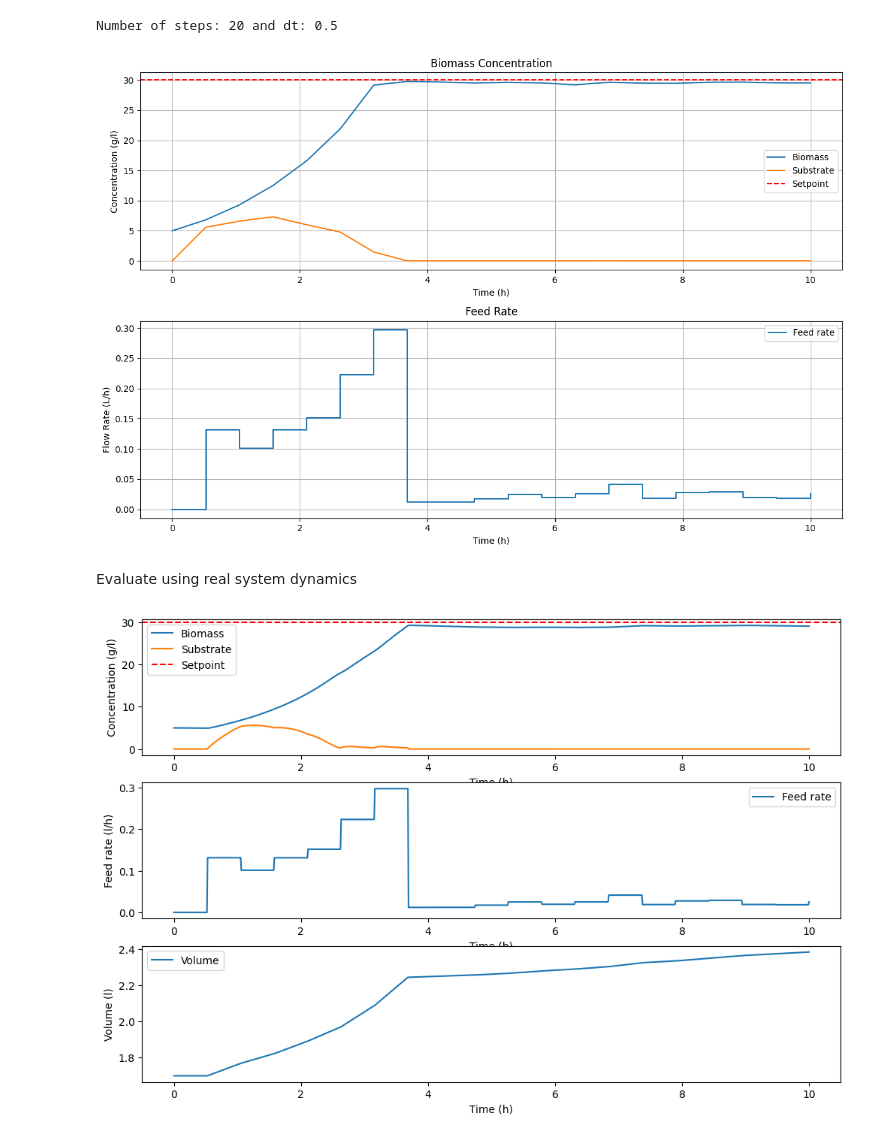
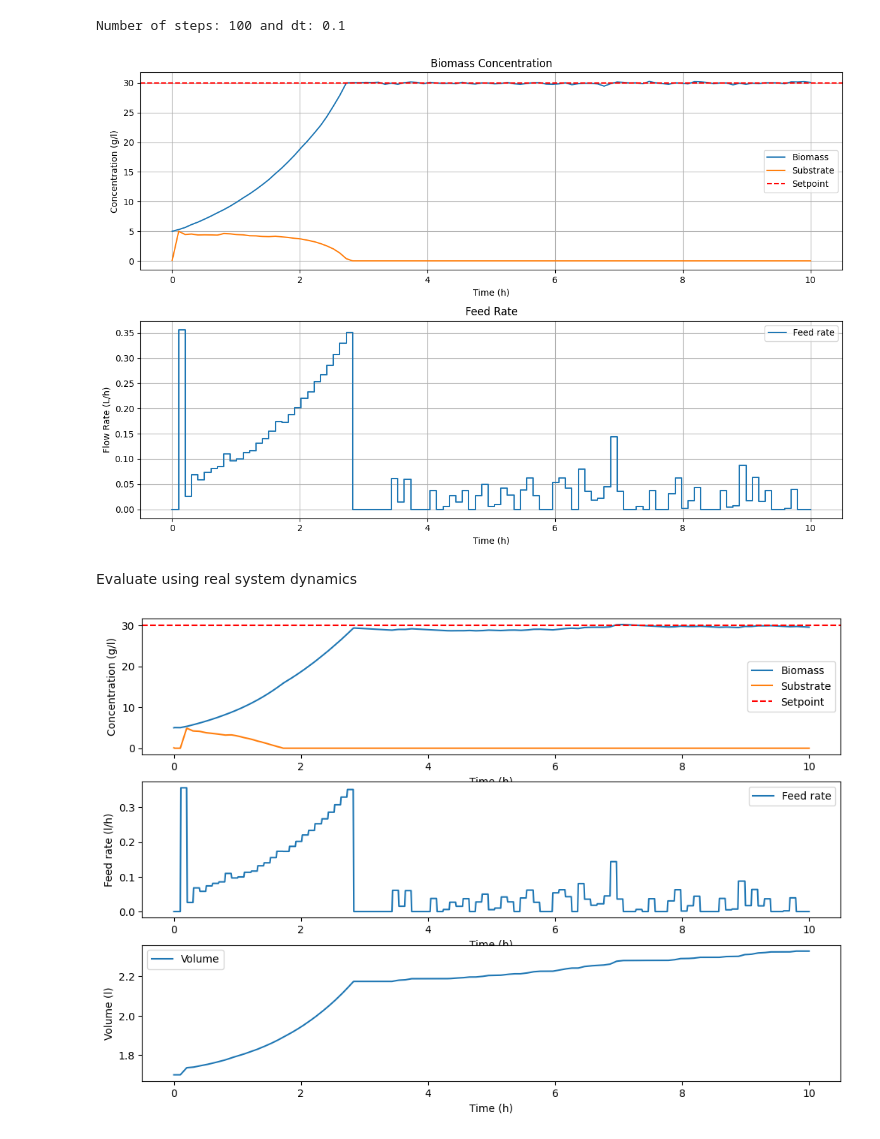
Before and after one commit to costasmexis/ML4MPC, a Jupyter notebook: pympc/BR_noProduct.ipynb, the cells around one changed output. Saved outputs shown, nothing was run; the diff lists cells and outputs as text; code cells hidden in the pictures.

```diff
--- a/pympc/BR_noProduct.ipynb
+++ b/pympc/BR_noProduct.ipynb
@@ -10,29 +10,21 @@ from tqdm import tqdm
 # Number of data points
 NUM_SAMPLES = 1000
 
-# True Kinetic parameters
-# MU_MAX = 0.86980       # 1/h
-# K_S    = 0.000123762       # g/l
-# Y_XS   = 0.4357       # g/g
-
 S_F    = 1.43 * 200  # g/l
 K_I    = 33           # g/l
 k_d    = 0.03        # 1/h
 
 # --- Model parameters estimated using PINN ---
-MU_MAX = 0.8564
-K_S    = 0.1707
-Y_XS   = 0.4066
 
 # Noise parameters
 BIOMASS_NOISE = 0.005
 SUBSTRATE_NOISE = 0.003
 
 # Initial Conditions
-X_0, S_0, V_0 = 5, 0.013, 1.7  # Biomass, Substrate, Volume
+X_0, S_0, V_0 = 5, 0.1, 1.7  # Biomass, Substrate, Volume
 
 # ODE solver parameters
-ODE_SOLVER = 'RK23'
+ODE_SOLVER = 'LSODA'
 
 # Time parameters
 T_START = 0
@@ -42,6 +34,10 @@ TIME_RANGE = int(T_END - T_START) # Absolute time
 # Actual system dynamics
 def actual_system(t: float, y: float, F: float):
     ''' Real system model with cell death and substrate inhibition '''
+    MU_MAX = 0.86980       # 1/h
+    K_S    = 0.000123762       # g/l
+    Y_XS   = 0.4357       # g/g
+
     X, S, V = y
     mu = MU_MAX * S / (K_S + S + S**2 / K_I)  # Monod equation
     dX_dt = mu * X - (F / V) * X - k_d * X
@@ -51,6 +47,10 @@ def actual_system(t: float, y: float, F: float):
 
 # System dynamics
 def system_dynamics(t, y, F) -> np.array:
+    MU_MAX = 0.8564
+    K_S    = 0.1707
+    Y_XS   = 0.4066
+
     X, S, V = y
     dX_dt = (MU_MAX * S / (K_S + S)) * X - (F / V) * X
     dS_dt = -(1 / Y_XS) * (MU_MAX * S / (K_S + S)) * X + (F / V) * (S_F - S)
@@ -72,7 +72,7 @@ def plot_solution(sol: solve_ivp) -> None:
     plt.show()
 # %%
 # MPC parameters
-dt = 0.5                         # Time step
+dt = 0.1                         # Time step
 L = int(TIME_RANGE / dt)       # Number of steps
 N_p = 5                         # Prediction horizon
 Q = 1.5                         # Weight for tracking
@@ -92,7 +92,7 @@ X_sp = 30
 
 print(f'Number of steps: {L} and dt: {dt}')
 # %% [output]
-Number of steps: 20 and dt: 0.5
+Number of steps: 100 and dt: 0.1
 # %%
 # ----- Cost function -----
 def cost_function(F_opt: list, X: float, S: float, V: float) -> float:
@@ -174,7 +174,7 @@ plt.grid()
 plt.tight_layout()
 plt.show()
 # %% [output]
-[figure, old version]
+[figure, new version]
 # %% [markdown]
 Evaluate using real system dynamics
 # %%
@@ -182,6 +182,9 @@ from scipy.interpolate import interp1d
 
 # System dynamics
 def simulate(t, y, F_func) -> np.array:
+    MU_MAX = 0.86980       # 1/h
+    K_S    = 0.000123762       # g/l
+    Y_XS   = 0.4357       # g/g
 
     F = F_func(t)
 
@@ -194,6 +197,10 @@ def simulate(t, y, F_func) -> np.array:
 # Actual system dynamics
 def actual_system(t: float, y: float, F: float):
     ''' Real system model with cell death and substrate inhibition '''
+    MU_MAX = 0.86980       # 1/h
+    K_S    = 0.000123762       # g/l
+    Y_XS   = 0.4357       # g/g
+
     X, S, V = y
     mu = MU_MAX * S / (K_S + S + S**2 / K_I)  # Monod equation
     dX_dt = mu * X - (F / V) * X - k_d * X
@@ -202,31 +209,31 @@ def actual_system(t: float, y: float, F: float):
     return [dX_dt, dS_dt, dV_dt]
 
 
 F_func = interp1d(time, F, kind='previous', fill_value='extrapolate')
 t_eval = np.linspace(T_START, T_END, NUM_SAMPLES)
 sol = solve_ivp(simulate, t_span=[T_START, T_END], y0=[X_0, S_0, V_0], method=ODE_SOLVER, t_eval=t_eval, args=(F_func,), atols=1e-12, rtol=1e-12)
 
 # Plot results
 plt.figure(figsize=(12,8))
 plt.subplot(3,1,1)
 plt.plot(sol.t, sol.y[0], label='Biomass')
 plt.plot(sol.t, sol.y[1], label='Substrate')
 plt.axhline(y=X_sp, color='r', linestyle='--', label='Setpoint')
 plt.xlabel('Time (h)')
 plt.ylabel('Concentration (g/l)')
 plt.legend()
 
 plt.subplot(3,1,2)
 plt.plot(sol.t, F_func(sol.t), label='Feed rate')
 plt.xlabel('Time (h)')
 plt.ylabel('Feed rate (l/h)')
 plt.legend()
 
 plt.subplot(3,1,3)
 plt.plot(sol.t, sol.y[2], label='Volume')
 plt.xlabel('Time (h)')
 plt.ylabel('Volume (l)')
 plt.legend()
 plt.show()
 # %% [output]
-[figure, old version]
+[figure, new version]
```
Also changed, not shown: 1 other file.
